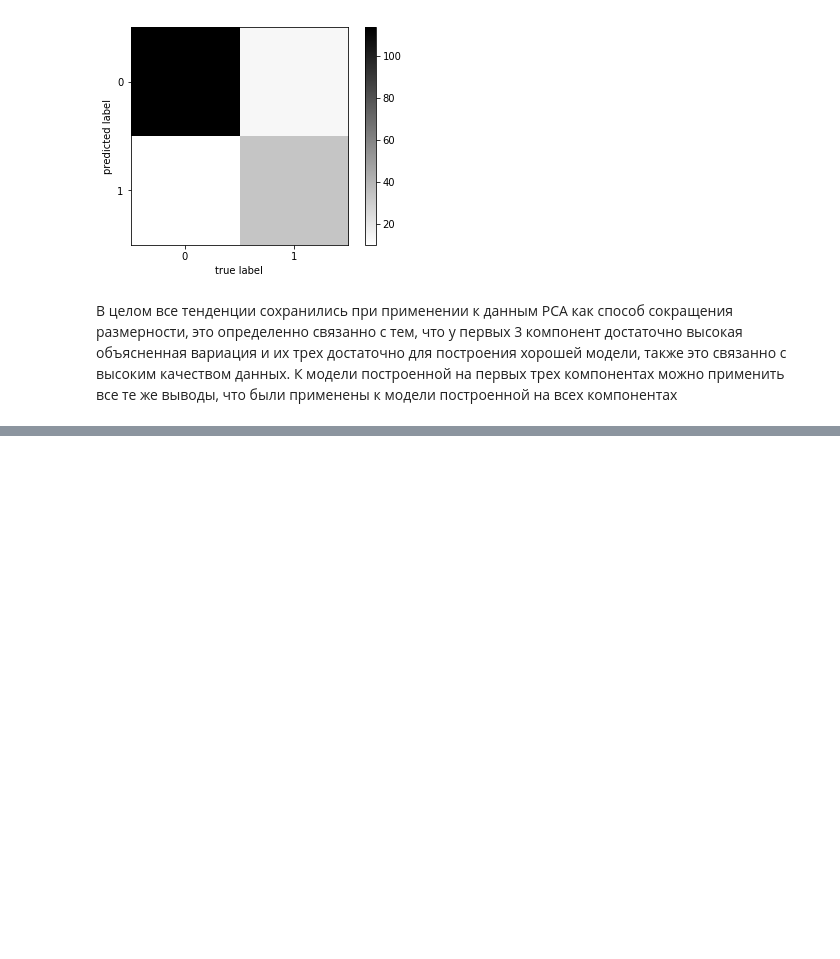
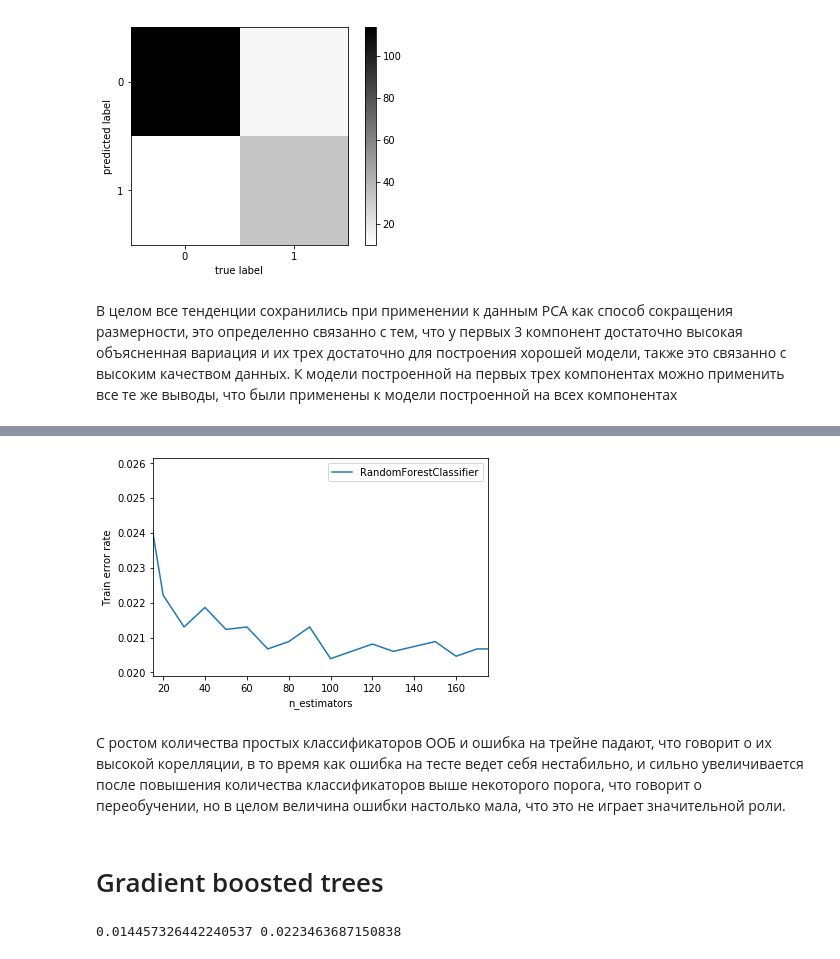
Before and after one commit to hessusH/ml_ad, a Jupyter notebook: Laba#1.ipynb, the cells around one changed output, grey strips where cells are left out. Cells and saved outputs as stored; diff of their text form; code cells hidden in the pictures; blank space fills up the shorter version.

```diff
--- a/Laba#1.ipynb
+++ b/Laba#1.ipynb
@@ -1009,0 +1055,24 @@ pass
+# %%
+plt.plot(estimators, oob_error_rate, label='RandomForestClassifier')
+plt.xlim(min_estimators, max_estimators)
+plt.xlabel("n_estimators")
+plt.ylabel("Train error rate")
+plt.legend(loc="upper right")
+plt.show()
+# %% [output]
+[figure, added]
+# %% [markdown]
+С ростом количества простых классификаторов ООБ и ошибка на трейне падают, что говорит о их высокой корелляции, в то время как ошибка на тесте ведет себя нестабильно, и сильно увеличивается после повышения количества классификаторов выше некоторого порога, что говорит о переобучении, но в целом величина ошибки настолько мала, что это не играет значительной роли.
+# %% [markdown]
+# Gradient boosted trees
+# %%
+from sklearn.ensemble import GradientBoostingClassifier
+
+dbdt = GradientBoostingClassifier()
+dbdt.fit(X_train, y_train)
+err_train = np.mean(y_train != dbdt.predict(X_train))
+err_test  = np.mean(y_test  != dbdt.predict(X_test))
+
+print(err_train, err_test)
+# %% [output]
+0.014457326442240537 0.0223463687150838
```
Also changed, not shown: parts of 16 cells of this notebook.
